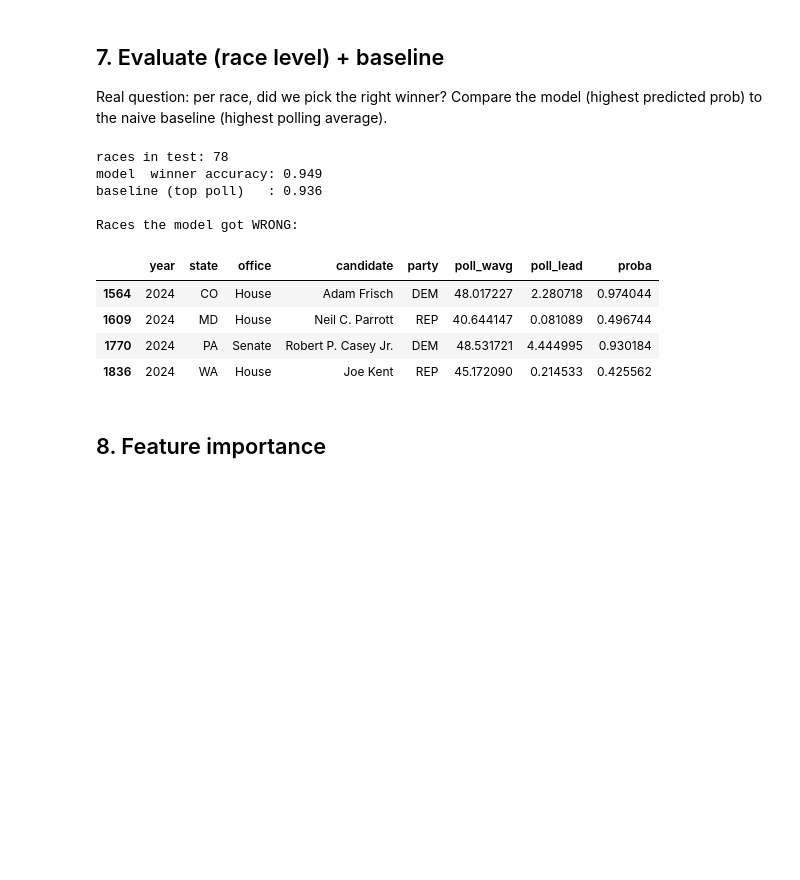
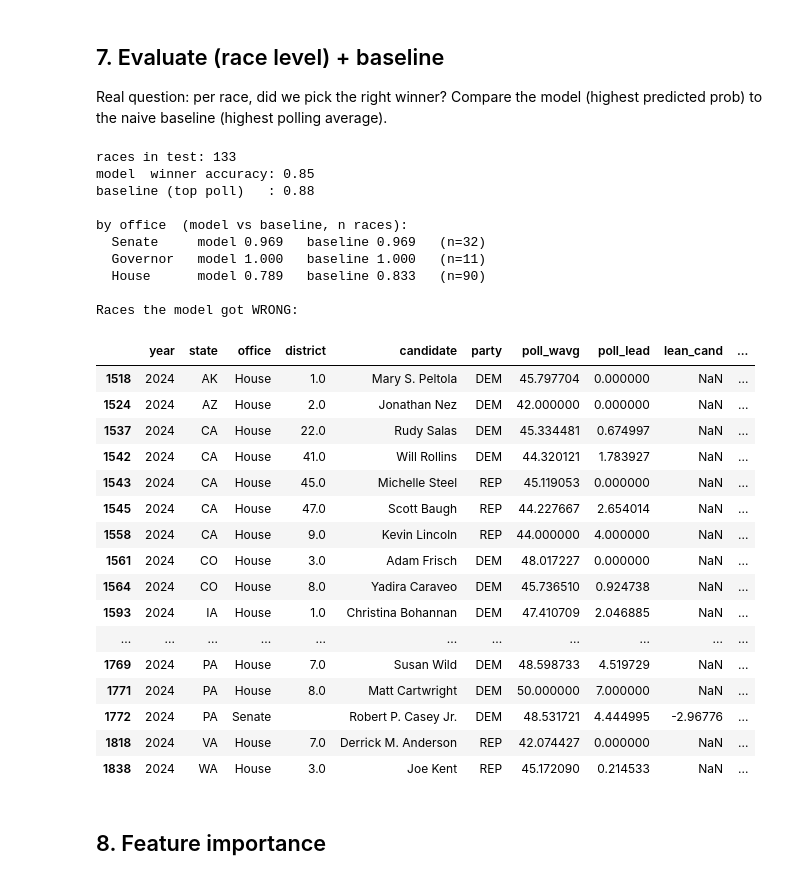
Before and after one commit to pjmerica/Polls-prediction-model, a Jupyter notebook: model.ipynb, the cells around one changed output. Saved outputs shown, nothing was run; the diff lists cells and outputs as text; code cells hidden in the pictures; blank space fills up the shorter version.

```diff
--- a/model.ipynb
+++ b/model.ipynb
@@ -130,6 +246,7 @@ FEATURES = [
     'avg_grade','avg_pollscore','avg_sample','min_days',
     'poll_lead','poll_share','n_cands',
     'is_dem','is_rep','is_senate','is_gov',
+    'lean_cand','prior_margin_cand','is_incumbent','is_inc_party_race',
 ]
 
 train = cand[cand['year'] <= 2022]
@@ -181,27 +298,54 @@ Real question: per race, did we pick the right winner? Compare the model (highes
 # %%
 te = test.copy()
 te['proba'] = proba
 
 model_pick = te.loc[te.groupby('race_id')['proba'].idxmax()]
-base_pick  = te.loc[te.groupby('race_id')['poll_wavg'].idxmax()]
+base_pick  = te.loc[te.groupby('race_id')['poll_wavg'].idxmax()]   # naive: highest weighted poll
 
 print('races in test:', te['race_id'].nunique())
 print('model  winner accuracy:', round(model_pick['won'].mean(), 3))
 print('baseline (top poll)   :', round(base_pick['won'].mean(), 3))
+
+# by office — Senate/Gov are statewide & well-polled (polls ~perfect); House is the hard part
+print('\nby office  (model vs baseline, n races):')
+for of in ['Senate', 'Governor', 'House']:
+    mp = model_pick[model_pick['office'] == of]
+    bp = base_pick[base_pick['office'] == of]
+    if len(mp):
+        print(f'  {of:9}  model {mp["won"].mean():.3f}   baseline {bp["won"].mean():.3f}   (n={len(mp)})')
+
 print('\nRaces the model got WRONG:')
 wrong = model_pick[model_pick['won'] == 0]
-wrong[['year','state','office','candidate','party','poll_wavg','poll_lead','proba']]
+wrong[['year','state','office','district','candidate','party','poll_wavg',
+       'poll_lead','lean_cand','prior_margin_cand','is_incumbent','proba']]
 # %% [output]
-races in test: 78
-model  winner accuracy: 0.949
-baseline (top poll)   : 0.936
+races in test: 133
+model  winner accuracy: 0.85
+baseline (top poll)   : 0.88
+
+by office  (model vs baseline, n races):
+  Senate     model 0.969   baseline 0.969   (n=32)
+  Governor   model 1.000   baseline 1.000   (n=11)
+  House      model 0.789   baseline 0.833   (n=90)
 
 Races the model got WRONG:
-|  | year | state | office | candidate | party | poll_wavg | poll_lead | proba |
-| 1564 | 2024 | CO | House | Adam Frisch | DEM | 48.017227 | 2.280718 | 0.974044 |
-| 1609 | 2024 | MD | House | Neil C. Parrott | REP | 40.644147 | 0.081089 | 0.496744 |
-| 1770 | 2024 | PA | Senate | Robert P. Casey Jr. | DEM | 48.531721 | 4.444995 | 0.930184 |
-| 1836 | 2024 | WA | House | Joe Kent | REP | 45.172090 | 0.214533 | 0.425562 |
+|  | year | state | office | district | candidate | party | poll_wavg | poll_lead | lean_cand | ... |
+| 1518 | 2024 | AK | House | 1.0 | Mary S. Peltola | DEM | 45.797704 | 0.000000 | NaN | ... |
+| 1524 | 2024 | AZ | House | 2.0 | Jonathan Nez | DEM | 42.000000 | 0.000000 | NaN | ... |
+| 1537 | 2024 | CA | House | 22.0 | Rudy Salas | DEM | 45.334481 | 0.674997 | NaN | ... |
+| 1542 | 2024 | CA | House | 41.0 | Will Rollins | DEM | 44.320121 | 1.783927 | NaN | ... |
+| 1543 | 2024 | CA | House | 45.0 | Michelle Steel | REP | 45.119053 | 0.000000 | NaN | ... |
+| 1545 | 2024 | CA | House | 47.0 | Scott Baugh | REP | 44.227667 | 2.654014 | NaN | ... |
+| 1558 | 2024 | CA | House | 9.0 | Kevin Lincoln | REP | 44.000000 | 4.000000 | NaN | ... |
+| 1561 | 2024 | CO | House | 3.0 | Adam Frisch | DEM | 48.017227 | 0.000000 | NaN | ... |
+| 1564 | 2024 | CO | House | 8.0 | Yadira Caraveo | DEM | 45.736510 | 0.924738 | NaN | ... |
+| 1593 | 2024 | IA | House | 1.0 | Christina Bohannan | DEM | 47.410709 | 2.046885 | NaN | ... |
+| ... | ... | ... | ... | ... | ... | ... | ... | ... | ... | ... |
+| 1769 | 2024 | PA | House | 7.0 | Susan Wild | DEM | 48.598733 | 4.519729 | NaN | ... |
+| 1771 | 2024 | PA | House | 8.0 | Matt Cartwright | DEM | 50.000000 | 7.000000 | NaN | ... |
+| 1772 | 2024 | PA | Senate |  | Robert P. Casey Jr. | DEM | 48.531721 | 4.444995 | -2.96776 | ... |
+| 1818 | 2024 | VA | House | 7.0 | Derrick M. Anderson | REP | 42.074427 | 0.000000 | NaN | ... |
+| 1838 | 2024 | WA | House | 3.0 | Joe Kent | REP | 45.172090 | 0.214533 | NaN | ... |
 # %% [markdown]
 ## 8. Feature importance
 # %%
```
Also changed, not shown: parts of 9 cells of this notebook, 1 other file.
